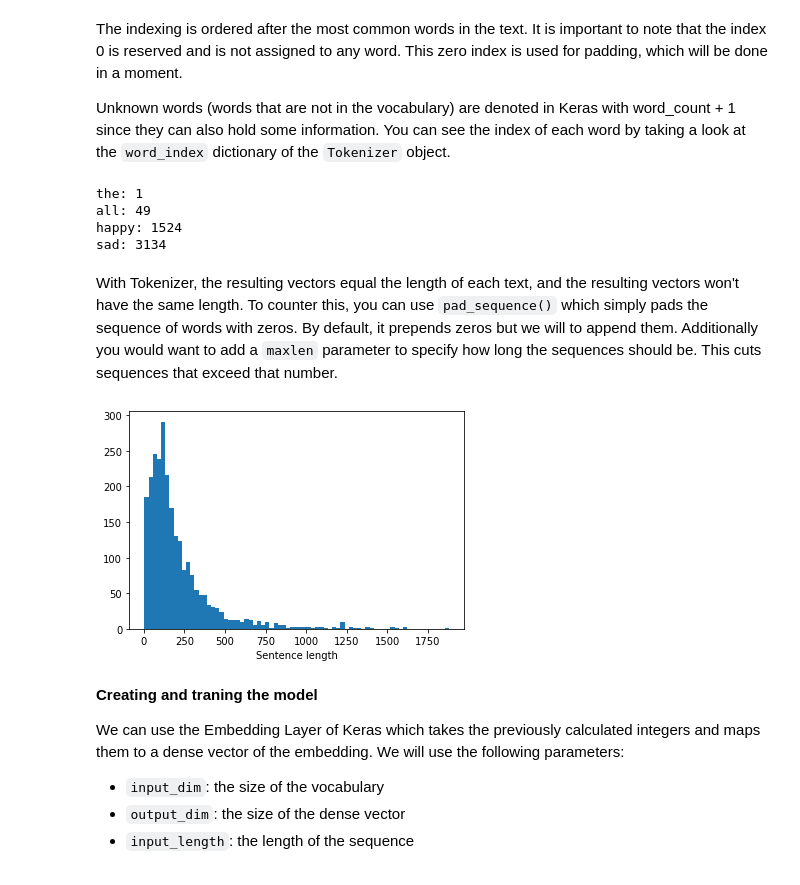
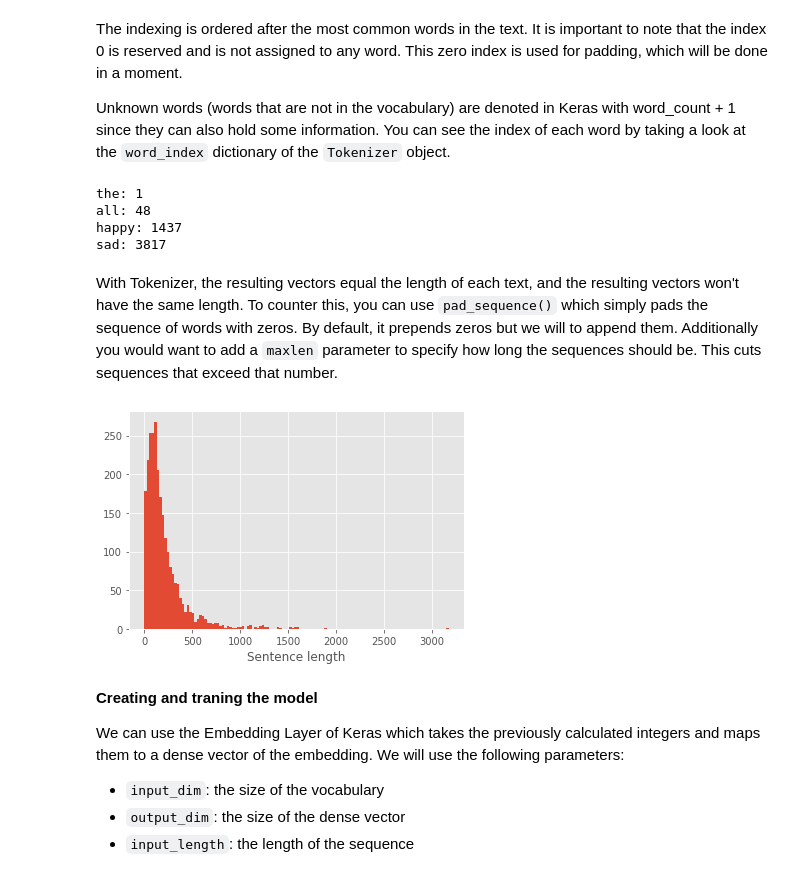
Before and after one commit to alexlimatds/text_classification_notebooks, a Jupyter notebook: finance complaints with Keras CNN.ipynb, the cells around one changed output. Drawn from its saved outputs; the diff is of its cells as text; code cells hidden in the pictures.

```diff
--- a/finance complaints with Keras CNN.ipynb
+++ b/finance complaints with Keras CNN.ipynb
@@ -64,7 +64,9 @@ encoder.fit(df['category_id'])
 encoded_Y = encoder.transform(df['category_id'])
 Y = np_utils.to_categorical(encoded_Y)
 
-sss = StratifiedShuffleSplit(n_splits=1, test_size=0.3)
+sss = StratifiedShuffleSplit(n_splits=1,
+                             test_size=0.3,
+                             random_state=0)
 for train_index, test_index in sss.split(text, Y):
     train_sentences = text.loc[train_index]
     Y_train = Y[train_index]
@@ -84,8 +84,8 @@ from keras.preprocessing.text import Tokenizer
 tokenizer = Tokenizer()
 tokenizer.fit_on_texts(train_sentences)
 
-X_train = tokenizer.texts_to_sequences(train_sentences)
-X_test = tokenizer.texts_to_sequences(test_sentences)
+train_tokens = tokenizer.texts_to_sequences(train_sentences)
+test_tokens = tokenizer.texts_to_sequences(test_sentences)
 
 # Adding 1 because of reserved 0 index
 vocab_size = len(tokenizer.word_index) + 1
@@ -101,20 +101,20 @@ for word in ['the', 'all', 'happy', 'sad']:
     print('{}: {}'.format(word, tokenizer.word_index[word]))
 # %% [output]
 the: 1
-all: 49
-happy: 1524
-sad: 3134
+all: 48
+happy: 1437
+sad: 3817
 # %% [markdown]
 With Tokenizer, the resulting vectors equal the length of each text, and the resulting vectors won't have the same length. To counter this, you can use `pad_sequence()` which simply pads the sequence of words with zeros. By default, it prepends zeros but we will to append them. Additionally you would want to add a `maxlen` parameter to specify how long the sequences should be. This cuts sequences that exceed that number.
 # %%
 import matplotlib.pyplot as plt
 
 # analyzing the sentences' length
-freqs = pd.Series(X_train).apply(lambda x: len(x))
+freqs = pd.Series(train_tokens).apply(lambda x: len(x))
 plt.hist(freqs, bins='auto')
 plt.xlabel('Sentence length');
 # %% [output]
-[figure, old version]
+[figure, new version]
 # %%
 from keras.preprocessing.sequence import pad_sequences
 
```
Also changed, not shown: parts of 8 cells of this notebook.
